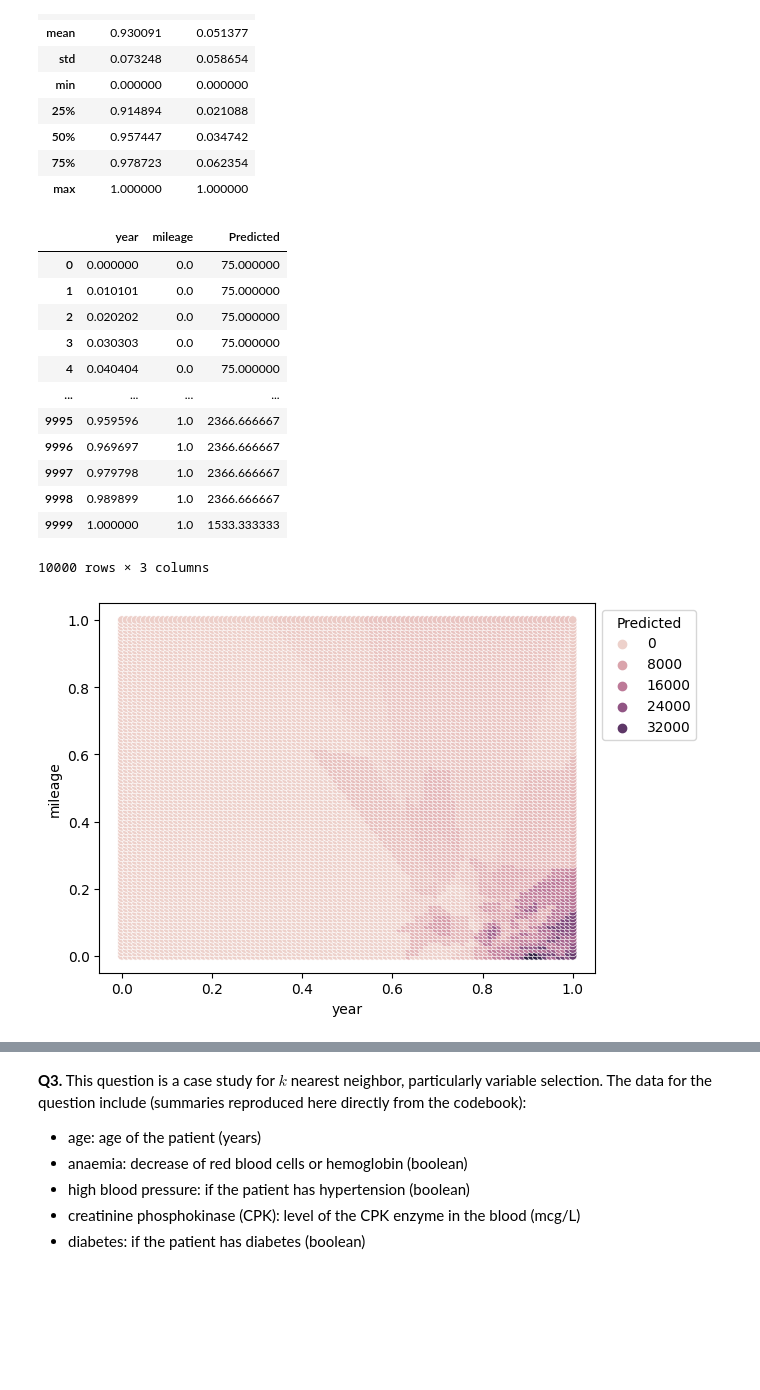
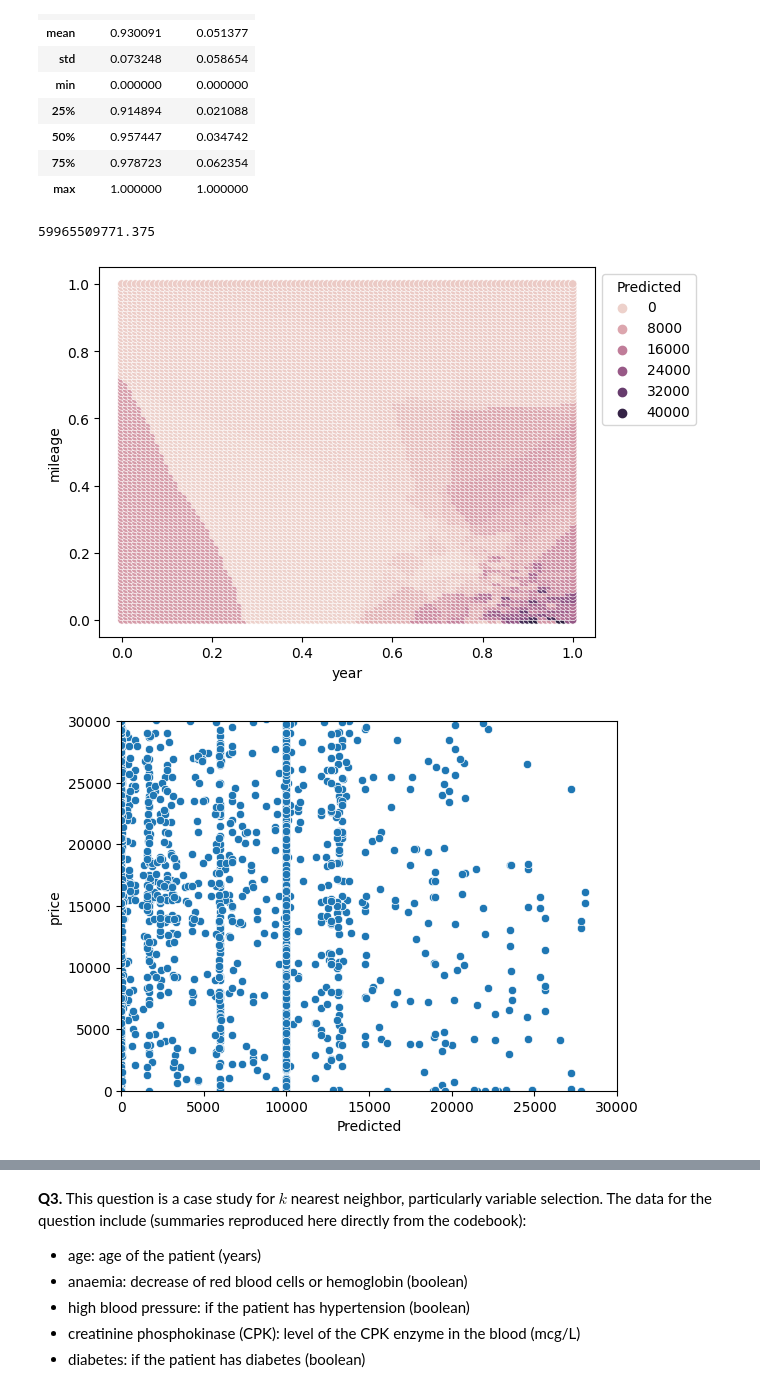
Before and after one commit to Monty-2003/assignment3, a Jupyter notebook: assignment_knn_and_kmc.ipynb, the cells around one changed output, grey strips where cells are left out. Saved outputs shown, nothing was run; the diff lists cells and outputs as text; code cells hidden in the pictures; blank space fills up the shorter version.

```diff
--- a/assignment_knn_and_kmc.ipynb
+++ b/assignment_knn_and_kmc.ipynb
@@ -284,23 +284,37 @@ def plot_regression(X, y, k):
   sns.move_legend(this_plot, "upper left", bbox_to_anchor=(1, 1)) # Move legend off the plot canvas
 
   return x_hat
+
+
+# Determine optimal number of neighbors
+def compute_SSE(k, X_train, y_train, X_test, y_test):
+  model = kNNRegression(n_neighbors=k+1) # Create a sk model for k
+  fitted_model = model.fit(X_train,y_train) # Train the model on our data
+  y_hat = fitted_model.predict(X_test) # Predict values for test set
+  SSE_test = np.sum( (y_test-y_hat)**2 ) # Save the computed SSE
+#  y_hat = fitted_model.predict(X_train) # Predict values for training set
+ # SSE_train = np.sum( (y_train-y_hat)**2 ) # Save the computed SSE
+
+  return SSE_test
+
+
+def test_vs_train_scatter(train_dat):
+
+  sns.scatterplot(train_dat, x='Predicted', y=US_cars['price'])
+  plt.xlim(0, 30000)
+  plt.ylim(0, 30000)
 # %%
 # 3 Nearest Neighbors
-plot_regression(X_test, y_test, k=3)
+train_dat = plot_regression(X_train, y_train, k=3)
+
+SSE_test = compute_SSE(3, X_train, y_train, X_test, y_test)
+print(SSE_test)
 # %% [output]
-|  | year | mileage | Predicted |
-| 0 | 0.000000 | 0.0 | 75.000000 |
-| 1 | 0.010101 | 0.0 | 75.000000 |
-| 2 | 0.020202 | 0.0 | 75.000000 |
-| 3 | 0.030303 | 0.0 | 75.000000 |
-| 4 | 0.040404 | 0.0 | 75.000000 |
-| ... | ... | ... | ... |
-| 9995 | 0.959596 | 1.0 | 2366.666667 |
-| 9996 | 0.969697 | 1.0 | 2366.666667 |
-| 9997 | 0.979798 | 1.0 | 2366.666667 |
-| 9998 | 0.989899 | 1.0 | 2366.666667 |
-| 9999 | 1.000000 | 1.0 | 1533.333333 |
-10000 rows × 3 columns
+59965509771.375
-[figure, old version]
+[figure, new version]
+# %%
+test_vs_train_scatter(train_dat)
+# %% [output]
+[figure, added]
 # %%
 # 10 Nearest Neighbors
```
Also changed, not shown: parts of 11 cells of this notebook.
